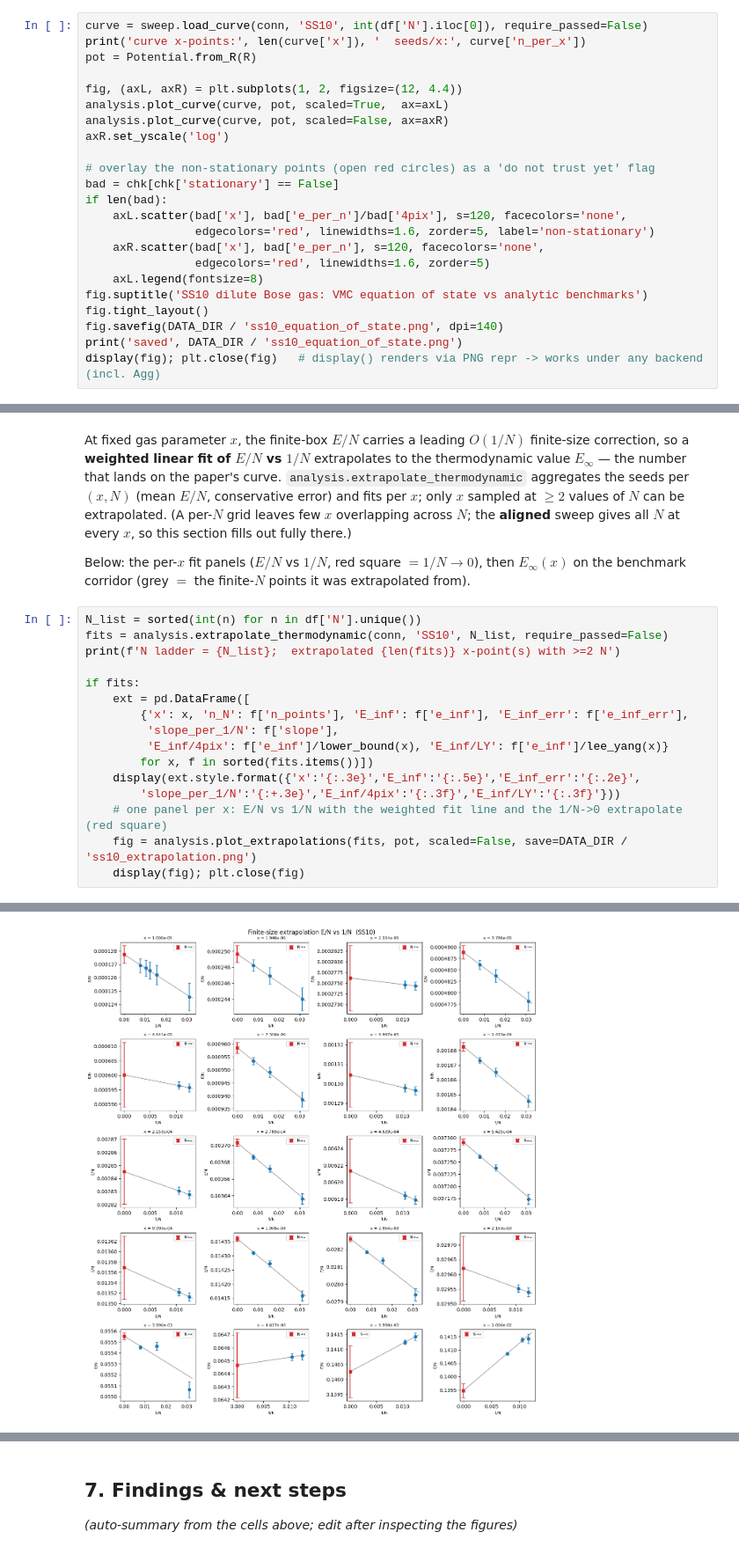
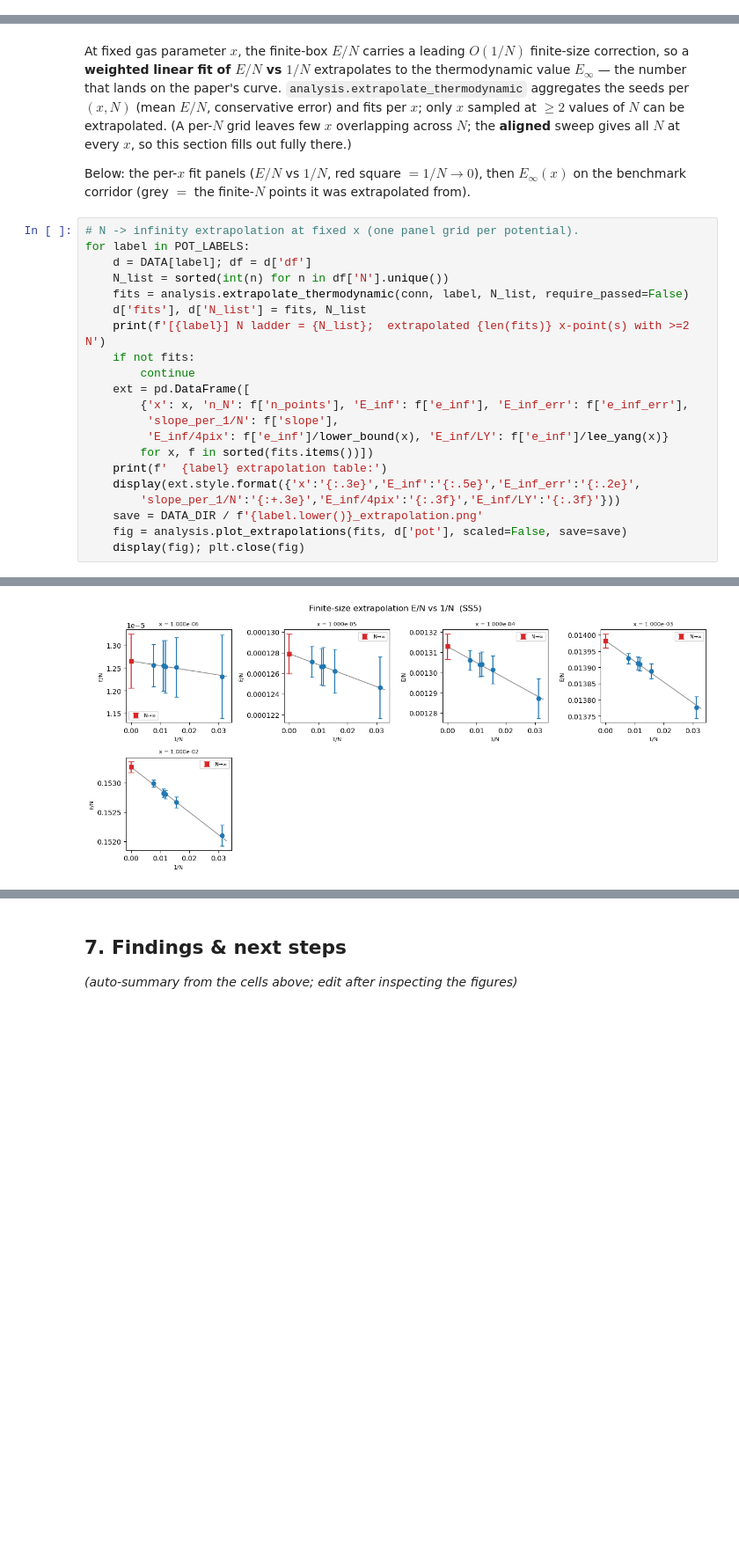
Before and after one commit to pfargas/qvarnet, a Jupyter notebook: soft_sphere_gas/analysis.ipynb, the cells around one changed output, grey strips where cells are left out. Shown at 88% size. Saved outputs shown, nothing was run; the diff lists cells and outputs as text; blank space fills up the shorter version.

```diff
--- a/soft_sphere_gas/analysis.ipynb
+++ b/soft_sphere_gas/analysis.ipynb
@@ -188,26 +224,3 @@ non-stationary runs: 48/159 (verdict.passed: 0/159)
 (the early-stop target was 0, never satisfied — not a physics failure), so we pass
 `require_passed=False` to include them. We mark non-stationary points so they aren't read as
 physics. Left: paper's Fig.1 axis $E/N \div 4\pi x$; right: absolute $E/N$ (log-log).
-# %%
-curve = sweep.load_curve(conn, 'SS10', int(df['N'].iloc[0]), require_passed=False)
-print('curve x-points:', len(curve['x']), '  seeds/x:', curve['n_per_x'])
-pot = Potential.from_R(R)
-
-fig, (axL, axR) = plt.subplots(1, 2, figsize=(12, 4.4))
-analysis.plot_curve(curve, pot, scaled=True,  ax=axL)
-analysis.plot_curve(curve, pot, scaled=False, ax=axR)
-axR.set_yscale('log')
-
-# overlay the non-stationary points (open red circles) as a 'do not trust yet' flag
-bad = chk[chk['stationary'] == False]
-if len(bad):
-    axL.scatter(bad['x'], bad['e_per_n']/bad['4pix'], s=120, facecolors='none',
-                edgecolors='red', linewidths=1.6, zorder=5, label='non-stationary')
-    axR.scatter(bad['x'], bad['e_per_n'], s=120, facecolors='none',
-                edgecolors='red', linewidths=1.6, zorder=5)
-    axL.legend(fontsize=8)
-fig.suptitle('SS10 dilute Bose gas: VMC equation of state vs analytic benchmarks')
-fig.tight_layout()
-fig.savefig(DATA_DIR / 'ss10_equation_of_state.png', dpi=140)
-print('saved', DATA_DIR / 'ss10_equation_of_state.png')
-display(fig); plt.close(fig)   # display() renders via PNG repr -> works under any backend (incl. Agg)
@@ -292,19 +362,24 @@ values of $N$ can be extrapolated. (A per-$N$ grid leaves few $x$ overlapping ac
 Below: the per-$x$ fit panels ($E/N$ vs $1/N$, red square $= 1/N\to0$), then $E_\infty(x)$ on the
 benchmark corridor (grey $=$ the finite-$N$ points it was extrapolated from).
 # %%
-N_list = sorted(int(n) for n in df['N'].unique())
-fits = analysis.extrapolate_thermodynamic(conn, 'SS10', N_list, require_passed=False)
-print(f'N ladder = {N_list};  extrapolated {len(fits)} x-point(s) with >=2 N')
-
-if fits:
+# N -> infinity extrapolation at fixed x (one panel grid per potential).
+for label in POT_LABELS:
+    d = DATA[label]; df = d['df']
+    N_list = sorted(int(n) for n in df['N'].unique())
+    fits = analysis.extrapolate_thermodynamic(conn, label, N_list, require_passed=False)
+    d['fits'], d['N_list'] = fits, N_list
+    print(f'[{label}] N ladder = {N_list};  extrapolated {len(fits)} x-point(s) with >=2 N')
+    if not fits:
+        continue
     ext = pd.DataFrame([
         {'x': x, 'n_N': f['n_points'], 'E_inf': f['e_inf'], 'E_inf_err': f['e_inf_err'],
          'slope_per_1/N': f['slope'],
          'E_inf/4pix': f['e_inf']/lower_bound(x), 'E_inf/LY': f['e_inf']/lee_yang(x)}
         for x, f in sorted(fits.items())])
+    print(f'  {label} extrapolation table:')
     display(ext.style.format({'x':'{:.3e}','E_inf':'{:.5e}','E_inf_err':'{:.2e}',
         'slope_per_1/N':'{:+.3e}','E_inf/4pix':'{:.3f}','E_inf/LY':'{:.3f}'}))
-    # one panel per x: E/N vs 1/N with the weighted fit line and the 1/N->0 extrapolate (red square)
-    fig = analysis.plot_extrapolations(fits, pot, scaled=False, save=DATA_DIR / 'ss10_extrapolation.png')
+    save = DATA_DIR / f'{label.lower()}_extrapolation.png'
+    fig = analysis.plot_extrapolations(fits, d['pot'], scaled=False, save=save)
     display(fig); plt.close(fig)
 # %% [output]
@@ -330 +395 @@ saved /home/pau/PhD/soft-bosons/outputs/ss10_extrapolation.png
-[figure, old version]
+[figure, new version]
```
Also changed, not shown: parts of 10 cells of this notebook, 2 other files.
